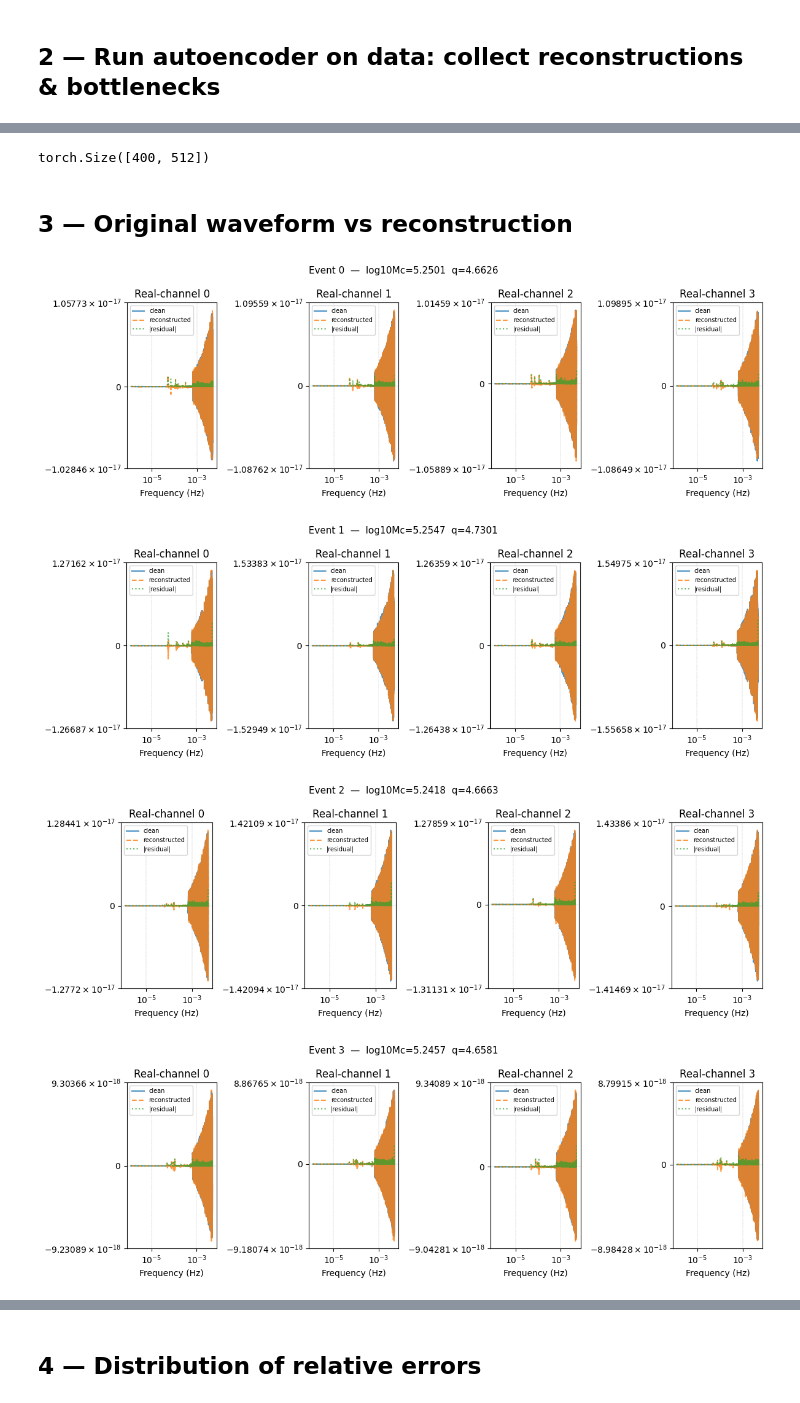
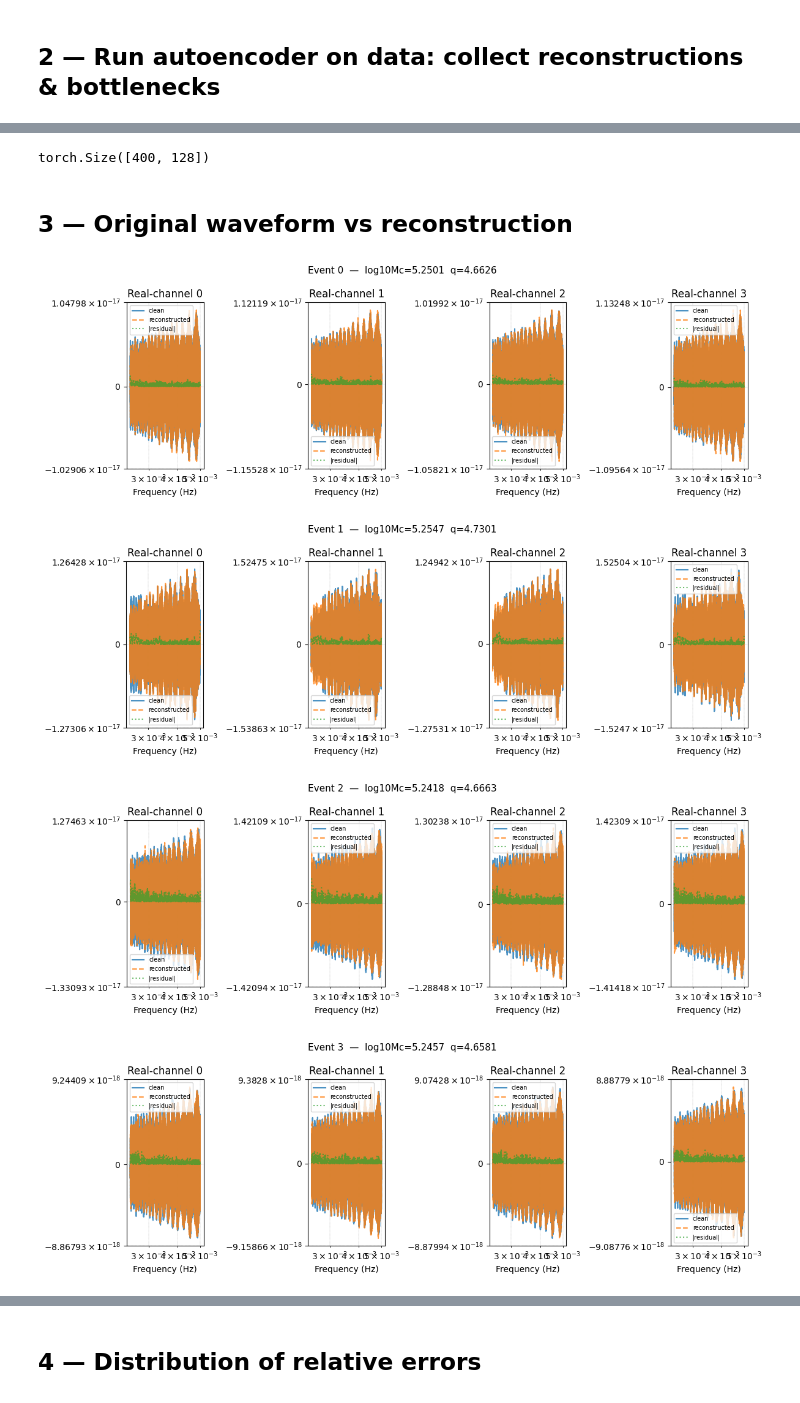
Before and after one commit to g-puleo/pembhb, a Jupyter notebook: scripts/visualise_autoencoder.ipynb, the cells around one changed output, grey strips where cells are left out. Cells and saved outputs as stored; diff of their text form; code cells hidden in the pictures.

```diff
--- a/scripts/visualise_autoencoder.ipynb
+++ b/scripts/visualise_autoencoder.ipynb
@@ -34,7 +34,7 @@ Using device: cuda
 import glob
 
 
-ckpt_path = glob.glob("/data/gpuleo/mbhb/logs/autoencoder/version_1/checkpoints/*.ckpt")[0]  # <-- fill in: path to the .ckpt file
+ckpt_path = glob.glob("/data/gpuleo/mbhb/logs/autoencoder/version_11/checkpoints/*.ckpt")[0]  # <-- fill in: path to the .ckpt file
 data_filename = "/data/gpuleo/mbhb/20260212fullsky_narrowmc_tc_v0/simulation_round_1.h5"
 # Datasets where one parameter is fixed and the other varies
 fix_q_filename  = "miao"
@@ -98,12 +98,12 @@ with torch.no_grad():
         noisy_norm = ae.preprocess(data_fd)
         clean_norm = ae.preprocess(wave_fd)
 
-        # Encode → bottleneck + skips
-        bottleneck, skips = ae.encode(noisy_norm)
+        # Encode → bottleneck
+        bottleneck = ae.encode(noisy_norm)
         print(bottleneck.shape)
 
         # Decode → reconstruction in normalised space
-        rec_norm = ae.decode(bottleneck, skips)
+        rec_norm = ae.decode(bottleneck)
 
         all_wave_fd.append(wave_fd.cpu())
         all_data_fd.append(data_fd.cpu())
@@ -121,11 +121,22 @@ bottleneck  = torch.cat(all_bottleneck)
 params      = torch.cat(all_params)
 
 # Denormalise reconstruction back to the real representation space
-rec_real  = ae._denormalize(rec_norm.to(device)).cpu()
+rec_real   = ae._denormalize(rec_norm.to(device)).cpu()
 clean_real = ae._denormalize(clean_norm.to(device)).cpu()
+
+# Handle high_freq_only: slice clean to match reconstruction dimensions
+if ae.high_freq_only:
+    clean_norm_target  = clean_norm[:, :, ae.freq_split_idx:]
+    clean_real_target  = clean_real[:, :, ae.freq_split_idx:]
+    freqs_target       = freqs[ae.freq_split_idx:]
+else:
+    clean_norm_target  = clean_norm
+    clean_real_target  = clean_real
+    freqs_target       = freqs
 
 n_samples = wave_fd.shape[0]
 n_ch = ae.n_channels
 print(f"Evaluated {n_samples} samples")
 print(f"Bottleneck shape concatenated : {bottleneck.shape} features")
+print(f"Reconstruction shape: {rec_norm.shape}  (target freqs: {len(freqs_target)})")
 # %% [output]
@@ -139,44 +151,45 @@ Bottleneck shape concatenated : torch.Size([2000, 512]) features
 # %%
 all_bottleneck[0].shape
 # %% [output]
-torch.Size([400, 512])
+torch.Size([400, 128])
 # %% [markdown]
 ## 3 — Original waveform vs reconstruction
 # %%
 N_events_plot = 4
 
 # We compare in the *real representation* space (the space the AE operates in)
+# Use *_target variants so shapes match when high_freq_only is enabled.
 for j in range(N_events_plot):
     fig, axes = plt.subplots(1, 2 * n_ch, figsize=(6 * n_ch, 4))
     if 2 * n_ch == 1:
         axes = [axes]
     for c in range(2 * n_ch):
         ax = axes[c]
-        orig = clean_real[j, c, :].numpy()
+        orig = clean_real_target[j, c, :].numpy()
         recon = rec_real[j, c, :].numpy()
         residual = np.abs(orig - recon)
 
-        ax.plot(freqs, orig, label="clean", alpha=0.8)
-        ax.plot(freqs, recon, '--', label="reconstructed", alpha=0.8)
-        ax.plot(freqs, residual, ':', label="|residual|", alpha=0.7)
+        ax.plot(freqs_target, orig, label="clean", alpha=0.8)
+        ax.plot(freqs_target, recon, '--', label="reconstructed", alpha=0.8)
+        ax.plot(freqs_target, residual, ':', label="|residual|", alpha=0.7)
         ax.set_xlabel("Frequency (Hz)")
         ax.set_xscale("log")
         ax.set_yscale("symlog", linthresh=1e-6)
         ax.set_title(f"Real-channel {c}")
         ax.legend(fontsize=7)
         ax.grid(True, which='both', ls='--', lw=0.3)
 
     p = params[j].numpy()
     fig.suptitle(f"Event {j}  —  log10Mc={p[0]:.4f}  q={p[1]:.4f}", fontsize=11)
     fig.tight_layout()
     fig.savefig(os.path.join(plot_dir, f"ae_reconstruction_event_{j}.png"), dpi=150)
     plt.show()
     plt.close(fig)
 # %% [output]
-[figure, old version]
+[figure, new version]
-[figure, old version]
+[figure, new version]
-[figure, old version]
+[figure, new version]
-[figure, old version]
+[figure, new version]
 # %%
 # Also compare in the *complex* domain (amplitude)
 # Reconstruct complex waveform from AE output through the full encode→decode pipeline
```
Also changed, not shown: parts of 10 cells of this notebook, 12 other files.
